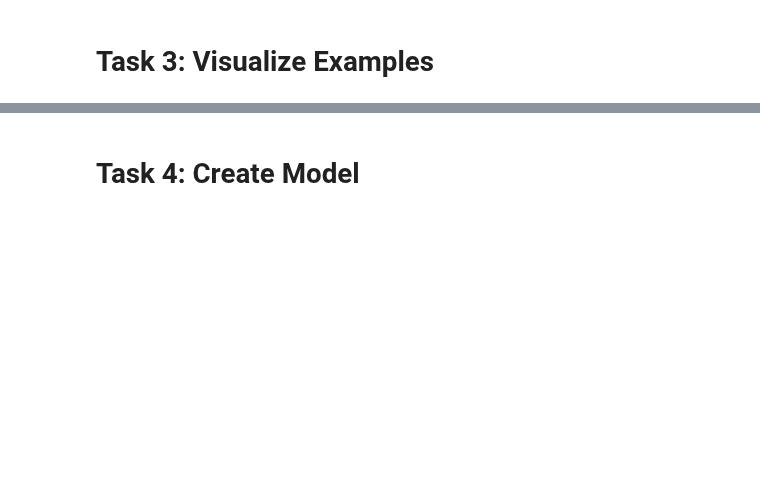
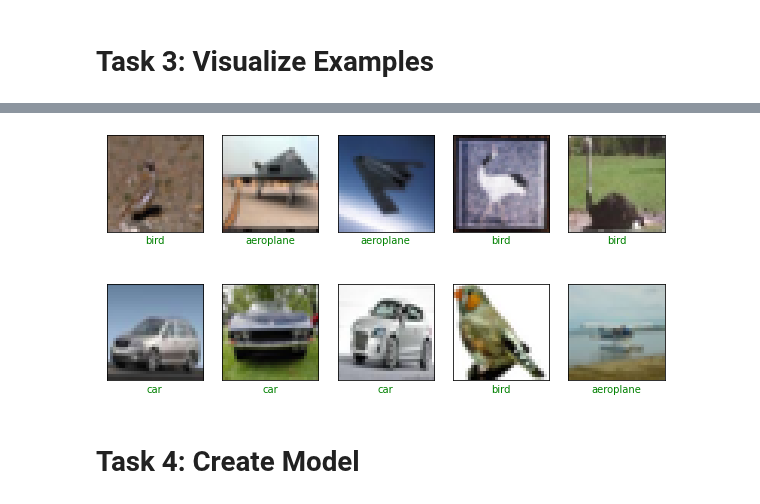
Before and after one commit to Sahibdeep26/ImageClassification_TF-Keras, a Jupyter notebook: ImageClassification_CNN_keras.ipynb, the cells around one changed output, grey strips where cells are left out. Cells and saved outputs as stored; diff of their text form; code cells hidden in the pictures; blank space fills up the shorter version.

```diff
--- a/ImageClassification_CNN_keras.ipynb
+++ b/ImageClassification_CNN_keras.ipynb
@@ -52,2 +86,6 @@ class_names = ['aeroplane', 'car', 'bird']
+# %%
+show_random_examples(x_test,y_test,y_test)
+# %% [output]
+[figure, added]
 # %% [markdown]
 # Task 4: Create Model
```
Also changed, not shown: parts of 10 cells of this notebook.
